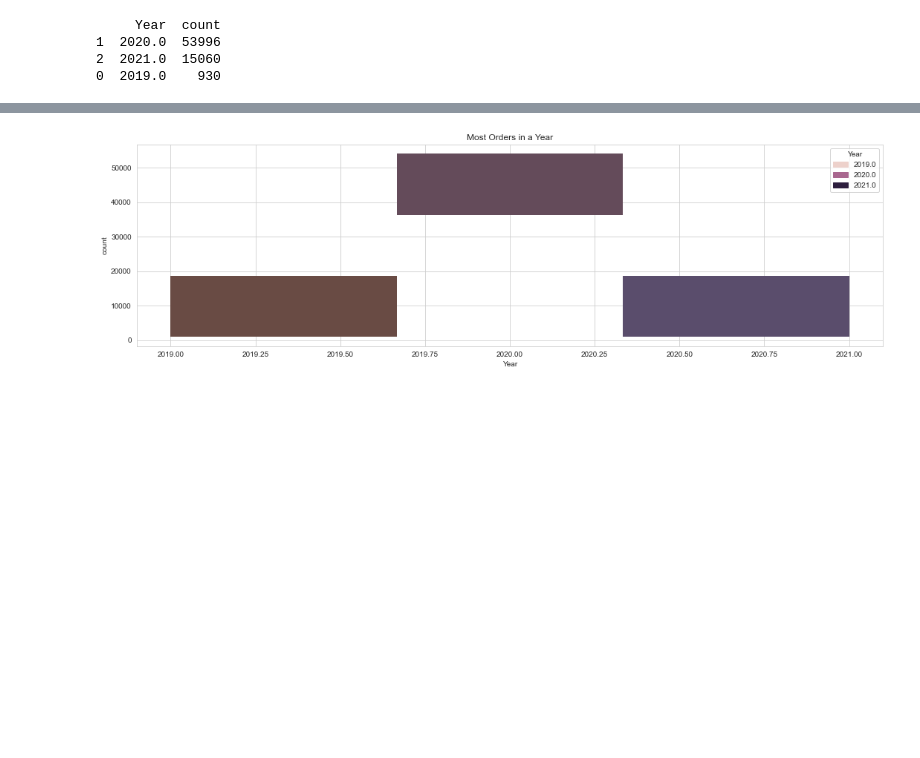
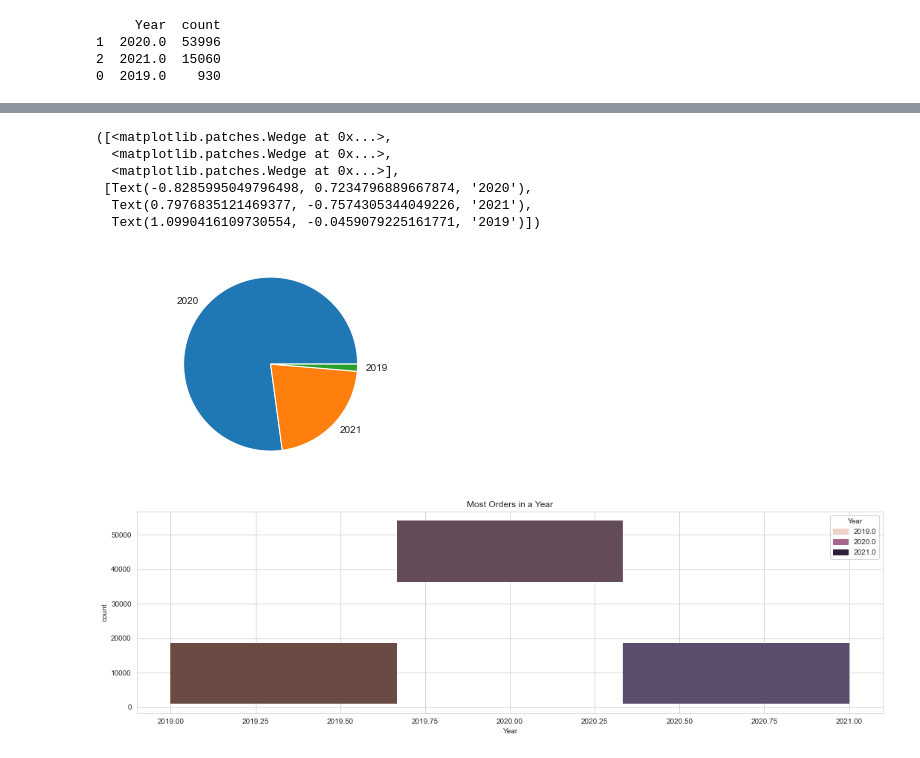
Before and after one commit to Hassansajjad4it/Gufhtugu_Publications_Dataset_EDA, a Jupyter notebook: SourceCode.ipynb, the cells around one changed output, grey strips where cells are left out. Drawn from its saved outputs; the diff is of its cells as text; code cells hidden in the pictures; blank space fills up the shorter version.

Commit message:
Added Pie chart

```diff
--- a/SourceCode.ipynb
+++ b/SourceCode.ipynb
@@ -430,3 +423,17 @@ plt.show()
+# %%
+x= ['53996','15060','930']
+y=['2020','2021','2019']
+# %%
+plt.axis("equal")
+plt.pie(x,labels=y)
+# %% [output]
+([<matplotlib.patches.Wedge at 0x...>,
+  <matplotlib.patches.Wedge at 0x...>,
+  <matplotlib.patches.Wedge at 0x...>],
+ [Text(-0.8285995049796498, 0.7234796889667874, '2020'),
+  Text(0.7976835121469377, -0.7574305344049226, '2021'),
+  Text(1.0990416109730554, -0.0459079225161771, '2019')])
+[figure, added]
 # %%
 plt.figure(figsize=(18,5))
 sns.set_style("whitegrid")
```
Also changed, not shown: parts of 14 cells of this notebook.
